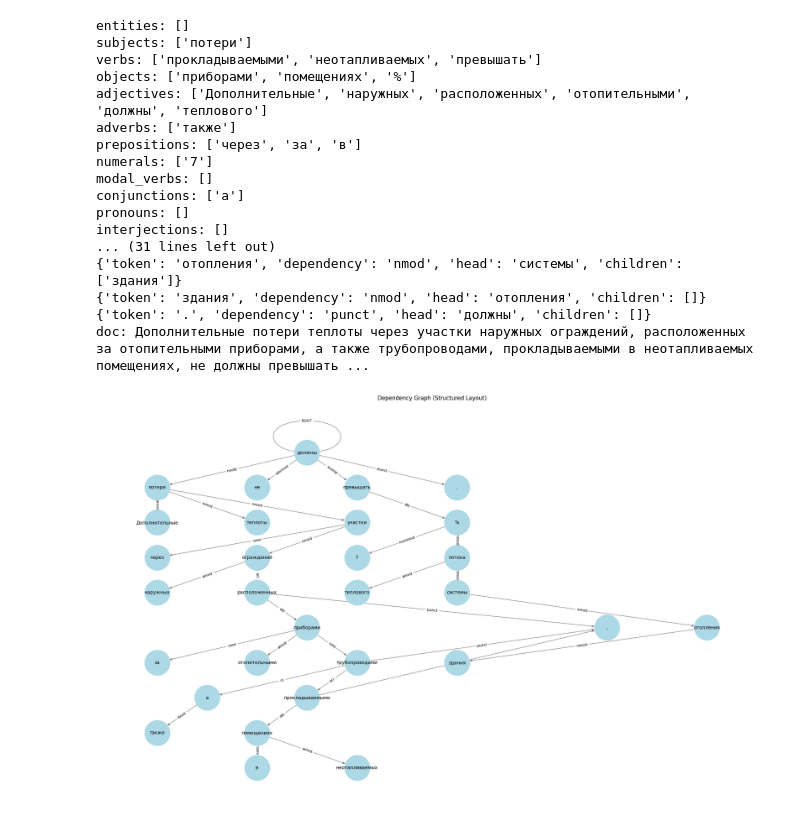
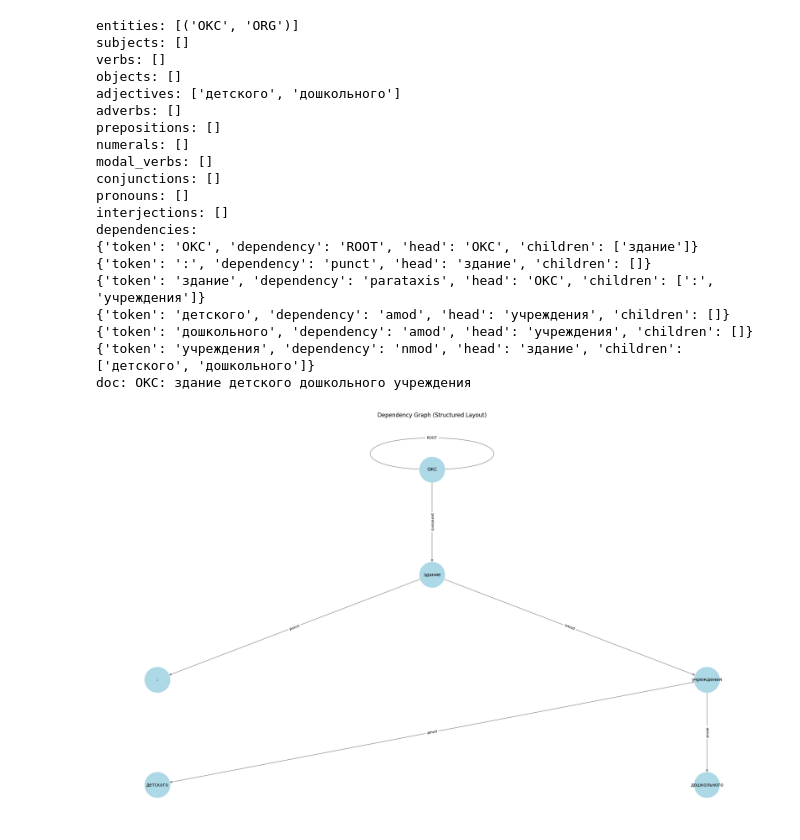
Before and after one commit to flairmix/notes_code, a Jupyter notebook: semantic/semantic_analysis.ipynb, the cells around one changed output. Saved outputs shown, nothing was run; the diff lists cells and outputs as text; code cells hidden in the pictures.

```diff
--- a/semantic/semantic_analysis.ipynb
+++ b/semantic/semantic_analysis.ipynb
@@ -130,5 +135,14 @@ result = semantic_analysis(sentence6)
+# %%
+if_sentence_mod0 = "ОКС: здание детского дошкольного учреждения"
+if_sentence_mod1 = "Лестница эвакуационная открытая наружная"
+check_sentence_mod2 = "Уклон лестницы не более 45 градусов"
+# %%
+# Запускаем анализ
+result0 = semantic_analysis(if_sentence_mod0)
+result1 = semantic_analysis(if_sentence_mod1)
+result2 = semantic_analysis(check_sentence_mod2)
 # %%
-for key, value in result.items():
+for key, value in result0.items():
     if key == "dependencies":
         print(f"{key}:")
         for dep in value:
@@ -136,25 +150,28 @@ for key, value in result.items():
     else:
         print(f"{key}: {value}")
 # %% [output]
-entities: []
-subjects: ['потери']
-verbs: ['прокладываемыми', 'неотапливаемых', 'превышать']
-objects: ['приборами', 'помещениях', '%']
-adjectives: ['Дополнительные', 'наружных', 'расположенных', 'отопительными', 'должны', 'теплового']
-adverbs: ['также']
-prepositions: ['через', 'за', 'в']
-numerals: ['7']
+entities: [('ОКС', 'ORG')]
+subjects: []
+verbs: []
+objects: []
+adjectives: ['детского', 'дошкольного']
+adverbs: []
+prepositions: []
+numerals: []
 modal_verbs: []
-conjunctions: ['а']
+conjunctions: []
 pronouns: []
 interjections: []
-... (31 lines left out)
-{'token': 'отопления', 'dependency': 'nmod', 'head': 'системы', 'children': ['здания']}
-{'token': 'здания', 'dependency': 'nmod', 'head': 'отопления', 'children': []}
-{'token': '.', 'dependency': 'punct', 'head': 'должны', 'children': []}
-doc: Дополнительные потери теплоты через участки наружных ограждений, расположенных за отопительными приборами, а также трубопроводами, прокладываемыми в неотапливаемых помещениях, не должны превышать ...
+dependencies:
+{'token': 'ОКС', 'dependency': 'ROOT', 'head': 'ОКС', 'children': ['здание']}
+{'token': ':', 'dependency': 'punct', 'head': 'здание', 'children': []}
+{'token': 'здание', 'dependency': 'parataxis', 'head': 'ОКС', 'children': [':', 'учреждения']}
+{'token': 'детского', 'dependency': 'amod', 'head': 'учреждения', 'children': []}
+{'token': 'дошкольного', 'dependency': 'amod', 'head': 'учреждения', 'children': []}
+{'token': 'учреждения', 'dependency': 'nmod', 'head': 'здание', 'children': ['детского', 'дошкольного']}
+doc: ОКС: здание детского дошкольного учреждения
 # %%
 # Визуализируем зависимости
-visualize_dependencies(result["doc"])
+visualize_dependencies(result0["doc"])
 # %% [output]
-[figure, old version]
+[figure, new version]
```
Also changed, not shown: parts of 7 cells of this notebook, 1 other file.
